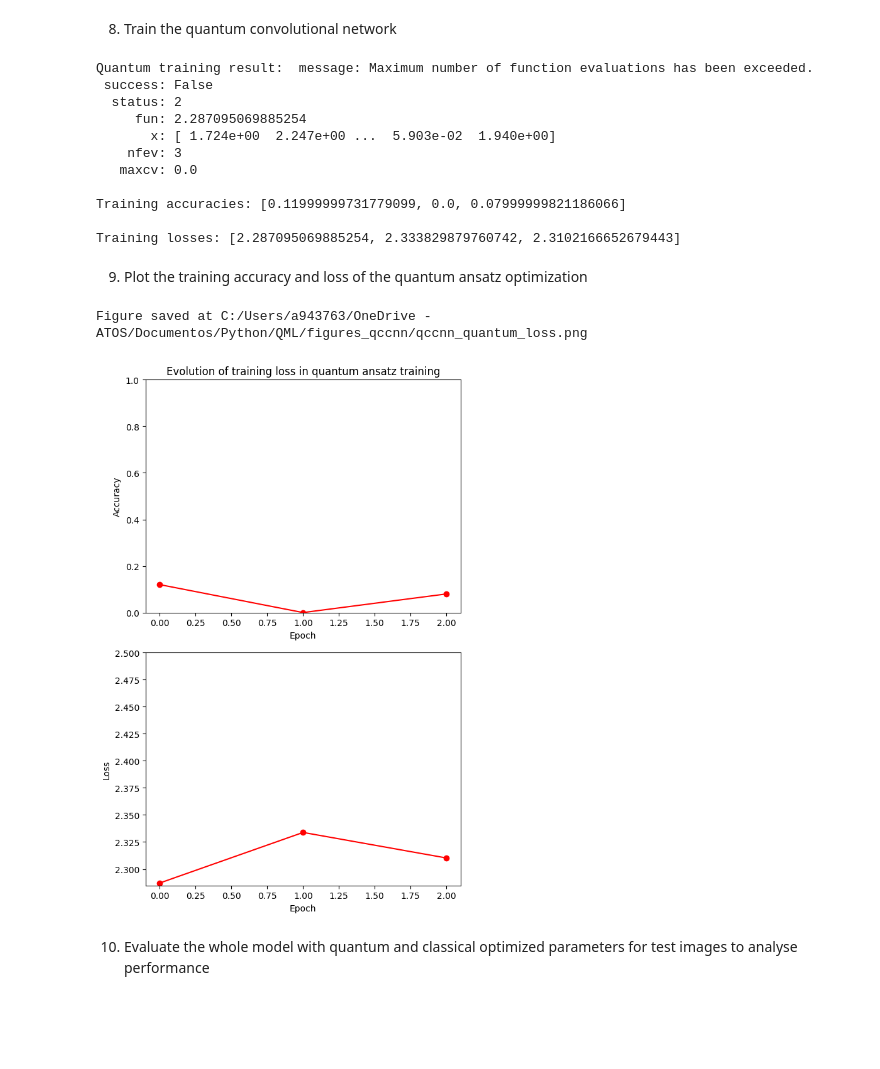
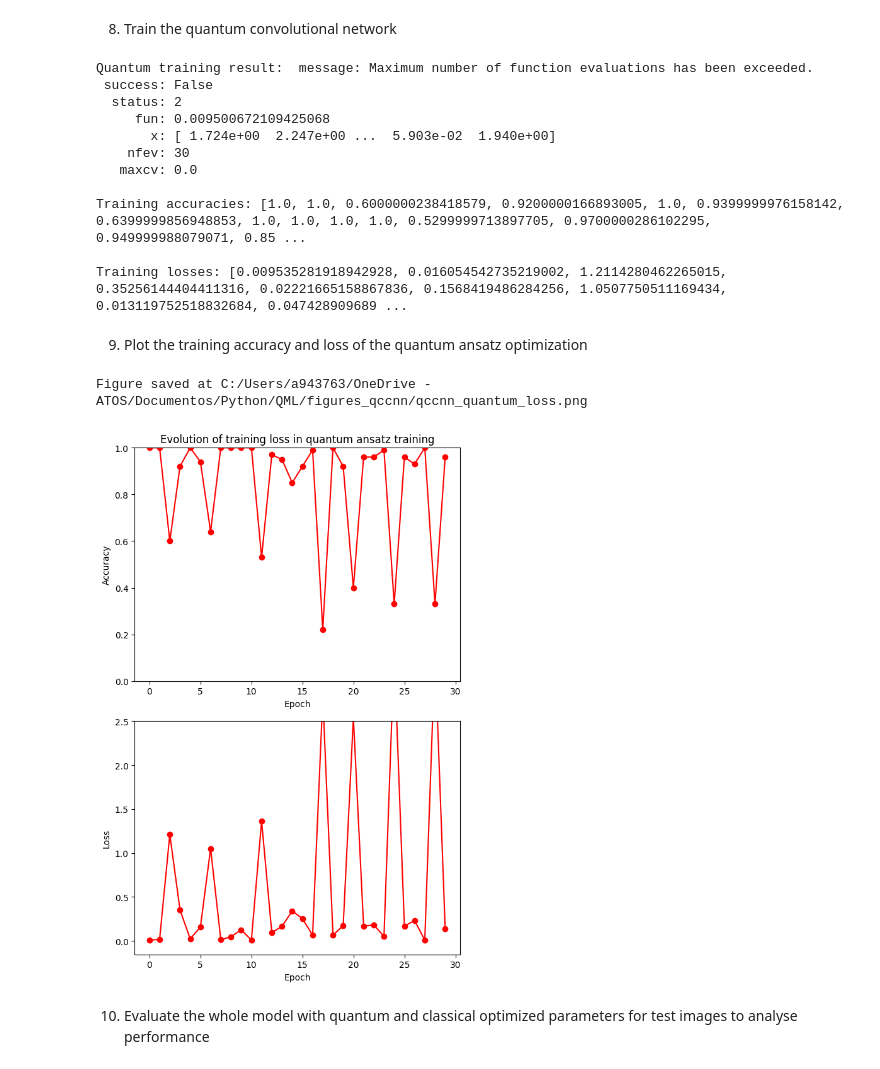
Before and after one commit to cesar-hernando/QML, a Jupyter notebook: qccnn_mnist_new.ipynb, the cells around one changed output. Cells and saved outputs as stored; diff of their text form; code cells hidden in the pictures; blank space fills up the shorter version.

```diff
--- a/qccnn_mnist_new.ipynb
+++ b/qccnn_mnist_new.ipynb
@@ -43,8 +44,8 @@ from myQML import QCCNN, Angle_Encoding
 # %% [markdown]
 1. Load the MNIST dataset, selecting the number of training and test images, and then normalize the image pixels to values between 0 and 1.
 # %%
-n_training_images = 200
-n_test_images = 50
+n_training_images = 300
+n_test_images = 75
 
 mnist_dataset = tf.keras.datasets.mnist
 (train_images, train_labels), (test_images, test_labels) = mnist_dataset.load_data()
@@ -186,9 +187,6 @@ class Custom_QCCNN(QCCNN):
             loss=self.loss,
             metrics=["accuracy"],
         )
-        if self.opt_model_path is not None:
-            # Save the model to the specified path
-            model.save(self.opt_model_path + 'qccnn_model_v0.keras')
 
         return model
 # %% [markdown]
@@ -205,7 +203,7 @@ KeyboardInterrupt:
 # %% [markdown]
 5. Upload the quantum_train_images and quantum_test_images if required and create the qccnn object again
 # %%
-upload = True
+upload = False
 if upload:
     quantum_train_images= np.load(np_arrays_path + "quantum_train_images.npy")
     quantum_test_images = np.load(np_arrays_path + "quantum_test_images.npy")
@@ -290,36 +294,41 @@ Figure saved at C:/Users/a943763/OneDrive - ATOS/Documentos/Python/QML/figures_q
 8. Train the quantum convolutional network
 # %%
 method = 'cobyla'
-max_iter = 4
-n_train_images_q_opt = 25
+max_iter = 30
+n_train_images_q_opt = 100
 
 train_images_q_opt= train_images[:n_train_images_q_opt,:,:,:]
 train_labels_q_opt = train_labels[:n_train_images_q_opt]
 
+start = time()
 result, train_accuracies, train_losses = qccnn.optimize_quantum_params(train_images_q_opt, train_labels_q_opt, method, max_iter)
+end = time()
+quantum_training_time = end - start
 
 print(f"Quantum training result: {result}")
 print(f"\nTraining accuracies: {train_accuracies}")
 print(f"\nTraining losses: {train_losses}")
+print(f"\nQuantum training time: {quantum_training_time:.2f} seconds")
 # %% [output]
 Quantum training result:  message: Maximum number of function evaluations has been exceeded.
  success: False
   status: 2
-     fun: 2.287095069885254
+     fun: 0.009500672109425068
        x: [ 1.724e+00  2.247e+00 ...  5.903e-02  1.940e+00]
-    nfev: 3
+    nfev: 30
    maxcv: 0.0
 
-Training accuracies: [0.11999999731779099, 0.0, 0.07999999821186066]
+Training accuracies: [1.0, 1.0, 0.6000000238418579, 0.9200000166893005, 1.0, 0.9399999976158142, 0.6399999856948853, 1.0, 1.0, 1.0, 1.0, 0.5299999713897705, 0.9700000286102295, 0.949999988079071, 0.85 ...
 
-Training losses: [2.287095069885254, 2.333829879760742, 2.3102166652679443]
+Training losses: [0.009535281918942928, 0.016054542735219002, 1.2114280462265015, 0.35256144404411316, 0.02221665158867836, 0.1568419486284256, 1.0507750511169434, 0.013119752518832684, 0.047428909689 ...
 # %% [markdown]
 9. Plot the training accuracy and loss of the quantum ansatz optimization
 # %%
+q_loss_fig_name = 'qccnn_quantum_loss_parametersD.png'
 qccnn.plot_q_train_loss(train_accuracies=train_accuracies, train_losses=train_losses, fig_path=fig_path)
 # %% [output]
 Figure saved at C:/Users/a943763/OneDrive - ATOS/Documentos/Python/QML/figures_qccnn/qccnn_quantum_loss.png
-[figure, old version]
+[figure, new version]
 # %% [markdown]
 10. Evaluate the whole model with quantum and classical optimized parameters for test images to analyse performance
 # %%
```
Also changed, not shown: parts of 5 cells of this notebook, 2 other files.
